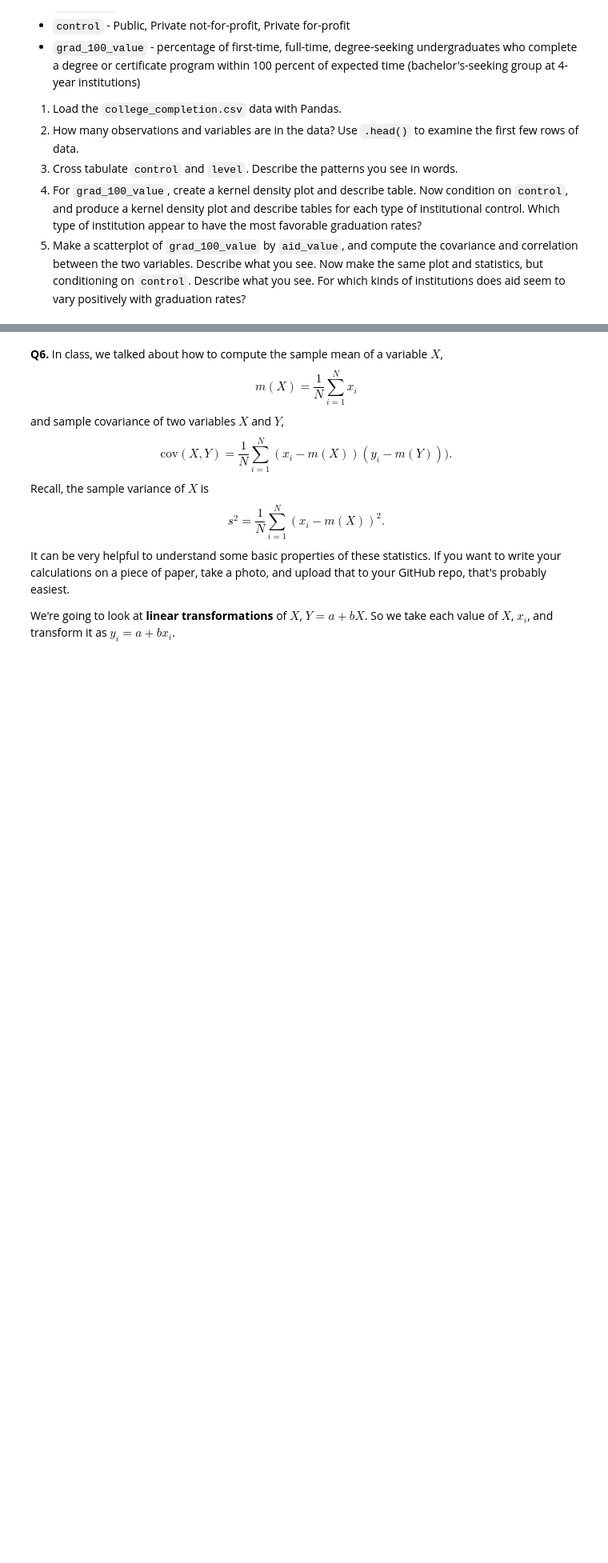
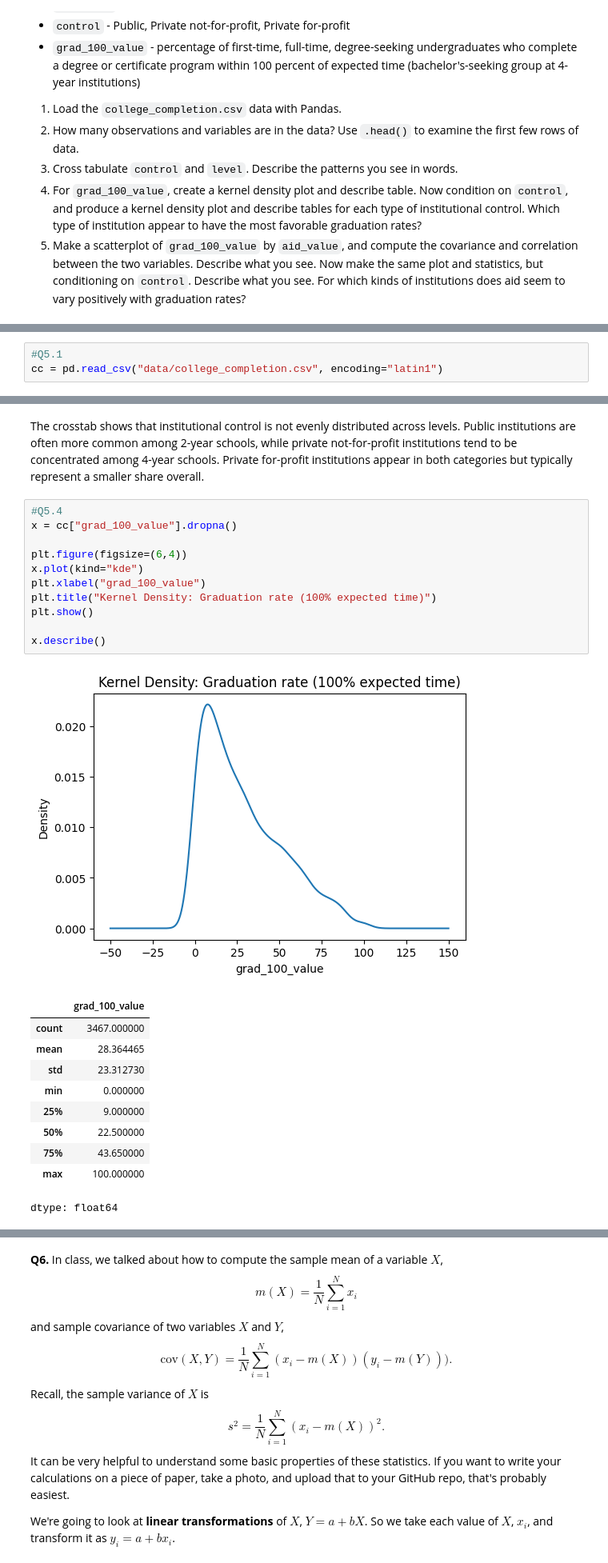
Before and after one commit to joellezamperini/undergrad_ml_assignments, a Jupyter notebook: 01_assignment_wrangling_and_eda.ipynb, the cells around one changed output, grey strips where cells are left out. Shown at 80% size. Drawn from its saved outputs; the diff is of its cells as text; blank space fills up the shorter version.

```diff
--- a/01_assignment_wrangling_and_eda.ipynb
+++ b/01_assignment_wrangling_and_eda.ipynb
@@ -523,0 +526,3 @@ We'll use the `college_completion.csv` dataset from the US Department of Educati
+# %%
+#Q5.1
+cc = pd.read_csv("data/college_completion.csv", encoding="latin1")
@@ -523,0 +554,25 @@ We'll use the `college_completion.csv` dataset from the US Department of Educati
+# %% [markdown]
+The crosstab shows that institutional control is not evenly distributed across levels. Public institutions are often more common among 2-year schools, while private not-for-profit institutions tend to be concentrated among 4-year schools. Private for-profit institutions appear in both categories but typically represent a smaller share overall.
+# %%
+#Q5.4
+x = cc["grad_100_value"].dropna()
+
+plt.figure(figsize=(6,4))
+x.plot(kind="kde")
+plt.xlabel("grad_100_value")
+plt.title("Kernel Density: Graduation rate (100% expected time)")
+plt.show()
+
+x.describe()
+# %% [output]
+[figure, added]
+|  | grad_100_value |
+| count | 3467.000000 |
+| mean | 28.364465 |
+| std | 23.312730 |
+| min | 0.000000 |
+| 25% | 9.000000 |
+| 50% | 22.500000 |
+| 75% | 43.650000 |
+| max | 100.000000 |
+dtype: float64
```
Also changed, not shown: parts of 28 cells of this notebook.
